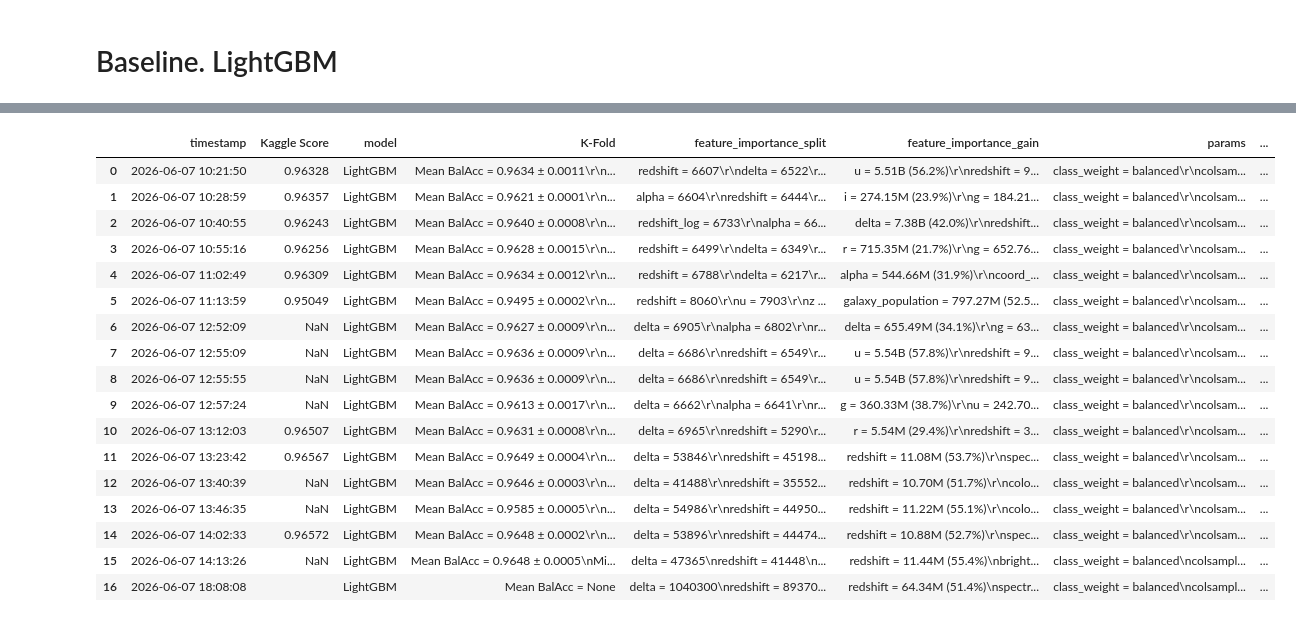
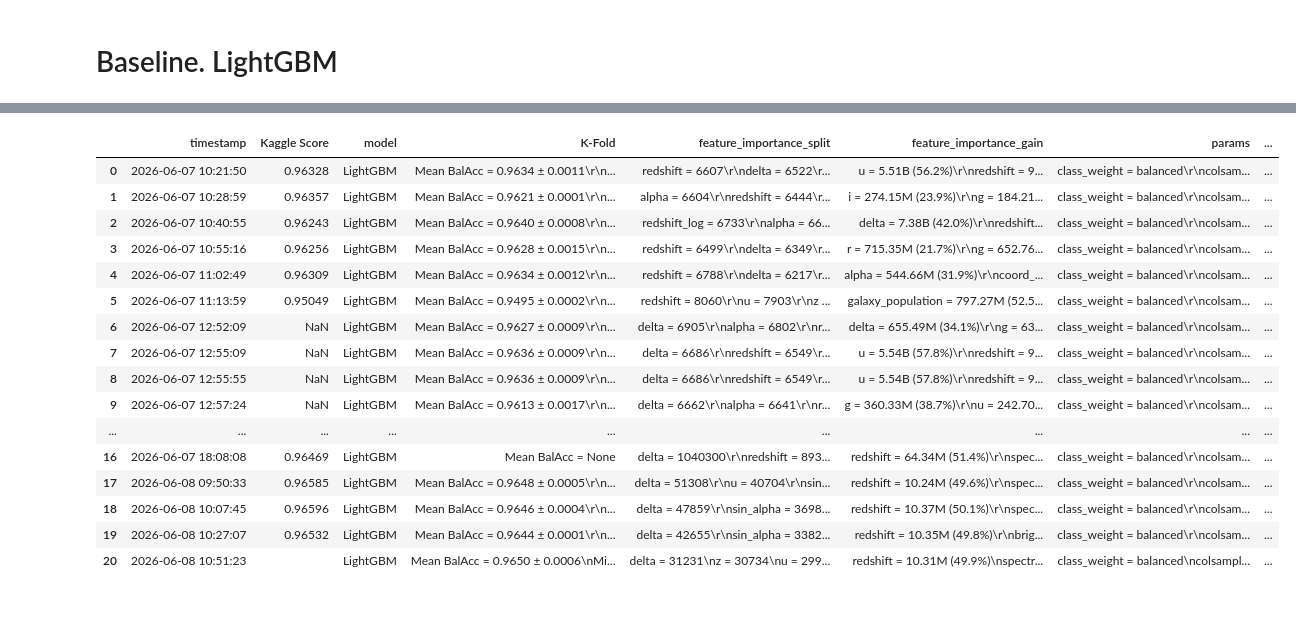
Before and after one commit to darthKwisatzHaderach/predicting-stellar-class, a Jupyter notebook: solution_v2.ipynb, the cells around one changed output, grey strips where cells are left out. Cells and saved outputs as stored; diff of their text form; code cells hidden in the pictures.

```diff
--- a/solution_v2.ipynb
+++ b/solution_v2.ipynb
@@ -575,63 +641,58 @@ skf = StratifiedKFold(n_splits=n_splits, shuffle=True, random_state=42)
 fold_scores = []
 oof_predictions = np.zeros((len(X_train), 3))  # Для 3 классов
 
-# log(f"Начинаем {n_splits}-fold кросс-валидацию...")
-# cv_start = time.perf_counter()
+log(f"Начинаем {n_splits}-fold кросс-валидацию...")
+cv_start = time.perf_counter()
 
-# for fold, (train_idx, val_idx) in enumerate(skf.split(X_train, y_train), 1):
-#     log(f"Fold {fold}/{n_splits}...")
+for fold, (train_idx, val_idx) in enumerate(skf.split(X_train, y_train), 1):
+    log(f"Fold {fold}/{n_splits}...")
 
-#     X_fold_train, X_fold_val = X_train.iloc[train_idx], X_train.iloc[val_idx]
-#     y_fold_train, y_fold_val = y_train.iloc[train_idx], y_train.iloc[val_idx]
+    X_fold_train, X_fold_val = X_train.iloc[train_idx], X_train.iloc[val_idx]
+    y_fold_train, y_fold_val = y_train.iloc[train_idx], y_train.iloc[val_idx]
 
-#     model_fold = LGBMClassifier(**MAX_COMPLEX_PARAMS)
+    model_fold = LGBMClassifier(**FINAL_PARAMS)
 
-#     # Early stopping на валидационной выборке
-#     model_fold.fit(
-#         X_fold_train, y_fold_train,
-#         eval_set=[(X_fold_val, y_fold_val)],
-#         callbacks=[
-#             lgb.early_stopping(stopping_rounds=100, verbose=False),
-#             lgb.log_evaluation(period=500)  # Лог каждые 500 деревьев
-#         ]
-#     )
+    # Early stopping на валидационной выборке
+    model_fold.fit(
+        X_fold_train, y_fold_train,
+        eval_set=[(X_fold_val, y_fold_val)],
+        callbacks=[
+            lgb.log_evaluation(period=500)  # Лог каждые 500 деревьев
+        ]
+    )
 
-#     # Out-of-fold предсказания (вероятности)
-#     oof_predictions[val_idx] = model_fold.predict_proba(X_fold_val)
+    # Out-of-fold предсказания (вероятности)
+    oof_predictions[val_idx] = model_fold.predict_proba(X_fold_val)
 
-#     # Оценка на валидации этого фолда
-#     fold_pred = model_fold.predict(X_fold_val)
-#     fold_score = balanced_accuracy_score(y_fold_val, fold_pred)
-#     fold_scores.append(fold_score)
+    # Оценка на валидации этого фолда
+    fold_pred = model_fold.predict(X_fold_val)
+    fold_score = balanced_accuracy_score(y_fold_val, fold_pred)
+    fold_scores.append(fold_score)
 
-#     log(f"  Fold {fold} BalAcc: {fold_score:.4f}")
+    log(f"  Fold {fold} BalAcc: {fold_score:.4f}")
 
-# # Усреднённая метрика по всем фолдам
-# mean_cv_score = np.mean(fold_scores)
-# std_cv_score = np.std(fold_scores)
+# Усреднённая метрика по всем фолдам
+mean_cv_score = np.mean(fold_scores)
+std_cv_score = np.std(fold_scores)
 
-# # OOF предсказания (классы)
-# oof_classes = model_fold.classes_[np.argmax(oof_predictions, axis=1)]
-# oof_score = balanced_accuracy_score(y_train, oof_classes)
+# OOF предсказания (классы)
+oof_classes = model_fold.classes_[np.argmax(oof_predictions, axis=1)]
+oof_score = balanced_accuracy_score(y_train, oof_classes)
 
-# cv_end = time.perf_counter()
-# cv_time = cv_end - cv_start
+cv_end = time.perf_counter()
+cv_time = cv_end - cv_start
 
-# # Создаём словарь с результатами CV
-# cv_results = {
-#     'Mean BalAcc': f'{mean_cv_score:.4f} ± {std_cv_score:.4f}',
-#     'Min': f'{min(fold_scores):.4f}',
-#     'Max': f'{max(fold_scores):.4f}',
-#     'OOF BalAcc': f'{oof_score:.4f}',
-#     'Time (sec)': f'{cv_time:.1f}'
-# }
-
+# Создаём словарь с результатами CV
 cv_results = {
-    'Mean BalAcc': 'None'
+    'Mean BalAcc': f'{mean_cv_score:.4f} ± {std_cv_score:.4f}',
+    'Min': f'{min(fold_scores):.4f}',
+    'Max': f'{max(fold_scores):.4f}',
+    'OOF BalAcc': f'{oof_score:.4f}',
+    'Time (sec)': f'{cv_time:.1f}'
 }
 
 # ОБУЧЕНИЕ ФИНАЛЬНОЙ МОДЕЛИ НА ВСЕХ ДАННЫХ
-model_lgb_final = LGBMClassifier(**MAX_COMPLEX_PARAMS)
+model_lgb_final = LGBMClassifier(**FINAL_PARAMS)
 
 model_lgb_final.fit(
     X_train, y_train,
@@ -660,6 +721,6 @@ log_experiment(
     k_fold=format_params(cv_results),
     feature_importance_split=format_params(fi_split),
     feature_importance_gain=format_params(fi_gain),
-    features_info='FINAL_PARAMS\nbase\n+ sin_alpha\n+ cos_alpha\n+ total_brightness\n+ brightness_mean\n+ brightness_std\n+ brightness_range\n- alpha'
+    features_info='FINAL_PARAMS\nbase\n+ sin_alpha\n+ cos_alpha\n+ abs_mag_r\n+ curvature_ugr\n- alpha'
 )
 # %% [output]
@@ -679,25 +740,24 @@ Name: count, dtype: int64
 2026-06-07 10:55:16      0.96256 LightGBM  Mean BalAcc = 0.9628 ± 0.0015\r\nMin = 0.9607\r\nMax = 0.9643\r\nOOF BalAcc = 0.9628\r\nTime (sec) = 36.0                                                     ...
 2026-06-07 10:40:55      0.96243 LightGBM  Mean BalAcc = 0.9640 ± 0.0008\r\nMin = 0.9631\r\nMax = 0.9649\r\nOOF BalAcc = 0.9640\r\nTime (sec) = 34.9                                                     ...
 2026-06-07 10:28:59      0.96357 LightGBM  Mean BalAcc = 0.9621 ± 0.0001\r\nMin = 0.9619\r\nMax = 0.9622\r\nOOF BalAcc = 0.9621\r\nTime (sec) = 37.4                                                     ...
 2026-06-07 10:21:50      0.96328 LightGBM  Mean BalAcc = 0.9634 ± 0.0011\r\nMin = 0.9620\r\nMax = 0.9645\r\nOOF BalAcc = 0.9634\r\nTime (sec) = 36.3                                                     ...
 |  | timestamp | Kaggle Score | model | K-Fold | feature_importance_split | feature_importance_gain | params | ... |
 | 0 | 2026-06-07 10:21:50 | 0.96328 | LightGBM | Mean BalAcc = 0.9634 ± 0.0011\r\n... | redshift = 6607\r\ndelta = 6522\r... | u = 5.51B (56.2%)\r\nredshift = 9... | class_weight = balanced\r\ncolsam... | ... |
 | 1 | 2026-06-07 10:28:59 | 0.96357 | LightGBM | Mean BalAcc = 0.9621 ± 0.0001\r\n... | alpha = 6604\r\nredshift = 6444\r... | i = 274.15M (23.9%)\r\ng = 184.21... | class_weight = balanced\r\ncolsam... | ... |
 | 2 | 2026-06-07 10:40:55 | 0.96243 | LightGBM | Mean BalAcc = 0.9640 ± 0.0008\r\n... | redshift_log = 6733\r\nalpha = 66... | delta = 7.38B (42.0%)\r\nredshift... | class_weight = balanced\r\ncolsam... | ... |
 | 3 | 2026-06-07 10:55:16 | 0.96256 | LightGBM | Mean BalAcc = 0.9628 ± 0.0015\r\n... | redshift = 6499\r\ndelta = 6349\r... | r = 715.35M (21.7%)\r\ng = 652.76... | class_weight = balanced\r\ncolsam... | ... |
 | 4 | 2026-06-07 11:02:49 | 0.96309 | LightGBM | Mean BalAcc = 0.9634 ± 0.0012\r\n... | redshift = 6788\r\ndelta = 6217\r... | alpha = 544.66M (31.9%)\r\ncoord_... | class_weight = balanced\r\ncolsam... | ... |
 | 5 | 2026-06-07 11:13:59 | 0.95049 | LightGBM | Mean BalAcc = 0.9495 ± 0.0002\r\n... | redshift = 8060\r\nu = 7903\r\nz ... | galaxy_population = 797.27M (52.5... | class_weight = balanced\r\ncolsam... | ... |
 | 6 | 2026-06-07 12:52:09 | NaN | LightGBM | Mean BalAcc = 0.9627 ± 0.0009\r\n... | delta = 6905\r\nalpha = 6802\r\nr... | delta = 655.49M (34.1%)\r\ng = 63... | class_weight = balanced\r\ncolsam... | ... |
 | 7 | 2026-06-07 12:55:09 | NaN | LightGBM | Mean BalAcc = 0.9636 ± 0.0009\r\n... | delta = 6686\r\nredshift = 6549\r... | u = 5.54B (57.8%)\r\nredshift = 9... | class_weight = balanced\r\ncolsam... | ... |
 | 8 | 2026-06-07 12:55:55 | NaN | LightGBM | Mean BalAcc = 0.9636 ± 0.0009\r\n... | delta = 6686\r\nredshift = 6549\r... | u = 5.54B (57.8%)\r\nredshift = 9... | class_weight = balanced\r\ncolsam... | ... |
 | 9 | 2026-06-07 12:57:24 | NaN | LightGBM | Mean BalAcc = 0.9613 ± 0.0017\r\n... | delta = 6662\r\nalpha = 6641\r\nr... | g = 360.33M (38.7%)\r\nu = 242.70... | class_weight = balanced\r\ncolsam... | ... |
-| 10 | 2026-06-07 13:12:03 | 0.96507 | LightGBM | Mean BalAcc = 0.9631 ± 0.0008\r\n... | delta = 6965\r\nredshift = 5290\r... | r = 5.54M (29.4%)\r\nredshift = 3... | class_weight = balanced\r\ncolsam... | ... |
-| 11 | 2026-06-07 13:23:42 | 0.96567 | LightGBM | Mean BalAcc = 0.9649 ± 0.0004\r\n... | delta = 53846\r\nredshift = 45198... | redshift = 11.08M (53.7%)\r\nspec... | class_weight = balanced\r\ncolsam... | ... |
-| 12 | 2026-06-07 13:40:39 | NaN | LightGBM | Mean BalAcc = 0.9646 ± 0.0003\r\n... | delta = 41488\r\nredshift = 35552... | redshift = 10.70M (51.7%)\r\ncolo... | class_weight = balanced\r\ncolsam... | ... |
-| 13 | 2026-06-07 13:46:35 | NaN | LightGBM | Mean BalAcc = 0.9585 ± 0.0005\r\n... | delta = 54986\r\nredshift = 44950... | redshift = 11.22M (55.1%)\r\ncolo... | class_weight = balanced\r\ncolsam... | ... |
-| 14 | 2026-06-07 14:02:33 | 0.96572 | LightGBM | Mean BalAcc = 0.9648 ± 0.0002\r\n... | delta = 53896\r\nredshift = 44474... | redshift = 10.88M (52.7%)\r\nspec... | class_weight = balanced\r\ncolsam... | ... |
-| 15 | 2026-06-07 14:13:26 | NaN | LightGBM | Mean BalAcc = 0.9648 ± 0.0005\nMi... | delta = 47365\nredshift = 41448\n... | redshift = 11.44M (55.4%)\nbright... | class_weight = balanced\ncolsampl... | ... |
-| 16 | 2026-06-07 18:08:08 |  | LightGBM | Mean BalAcc = None | delta = 1040300\nredshift = 89370... | redshift = 64.34M (51.4%)\nspectr... | class_weight = balanced\ncolsampl... | ... |
+| ... | ... | ... | ... | ... | ... | ... | ... | ... |
+| 16 | 2026-06-07 18:08:08 | 0.96469 | LightGBM | Mean BalAcc = None | delta = 1040300\r\nredshift = 893... | redshift = 64.34M (51.4%)\r\nspec... | class_weight = balanced\r\ncolsam... | ... |
+| 17 | 2026-06-08 09:50:33 | 0.96585 | LightGBM | Mean BalAcc = 0.9648 ± 0.0005\r\n... | delta = 51308\r\nu = 40704\r\nsin... | redshift = 10.24M (49.6%)\r\nspec... | class_weight = balanced\r\ncolsam... | ... |
+| 18 | 2026-06-08 10:07:45 | 0.96596 | LightGBM | Mean BalAcc = 0.9646 ± 0.0004\r\n... | delta = 47859\r\nsin_alpha = 3698... | redshift = 10.37M (50.1%)\r\nspec... | class_weight = balanced\r\ncolsam... | ... |
+| 19 | 2026-06-08 10:27:07 | 0.96532 | LightGBM | Mean BalAcc = 0.9644 ± 0.0001\r\n... | delta = 42655\r\nsin_alpha = 3382... | redshift = 10.35M (49.8%)\r\nbrig... | class_weight = balanced\r\ncolsam... | ... |
+| 20 | 2026-06-08 10:51:23 |  | LightGBM | Mean BalAcc = 0.9650 ± 0.0006\nMi... | delta = 31231\nz = 30734\nu = 299... | redshift = 10.31M (49.9%)\nspectr... | class_weight = balanced\ncolsampl... | ... |
 # %%
 submission = pd.DataFrame({
     ID_COL: test_ids,
```
Also changed, not shown: parts of 3 cells of this notebook, 2 other files.
